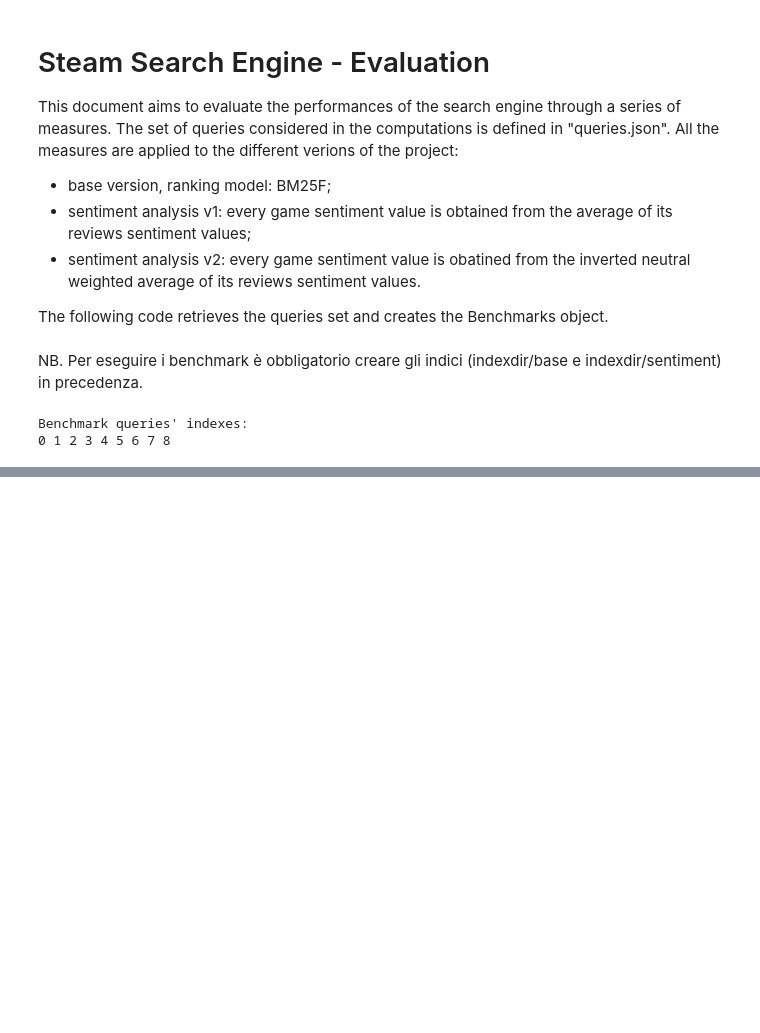
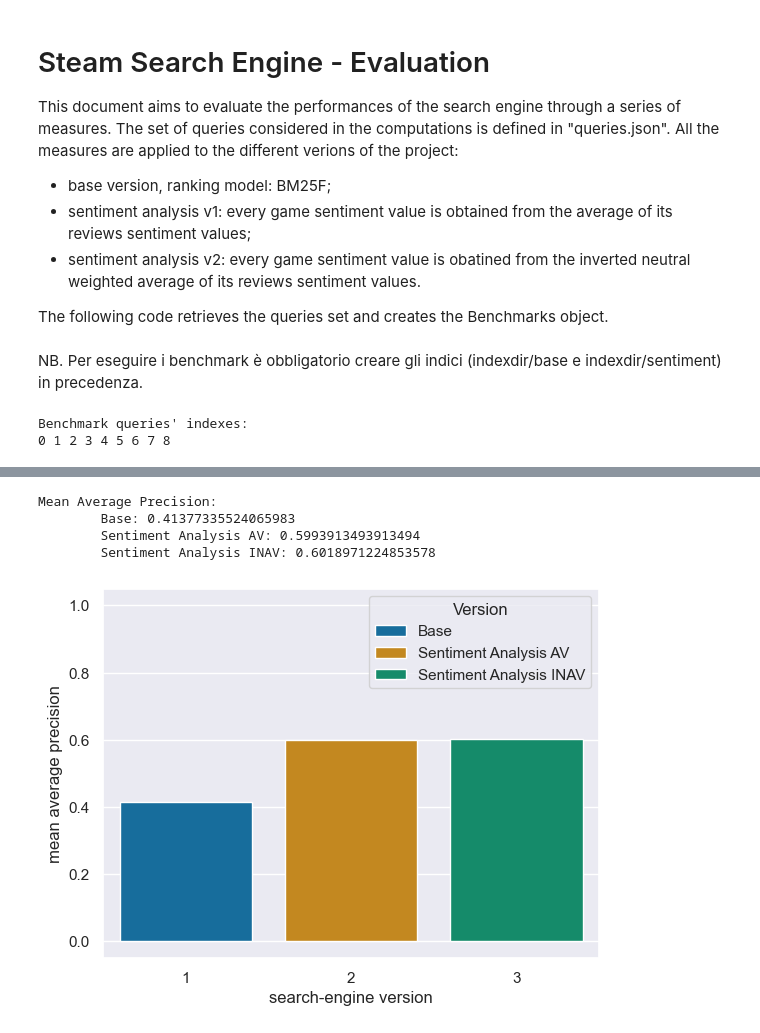
Before and after one commit to RaffaeleTranfaglia/Steam-Search-Engine, a Jupyter notebook: Benchmarks.ipynb, the cells around one changed output, grey strips where cells are left out. Saved outputs shown, nothing was run; the diff lists cells and outputs as text; code cells hidden in the pictures; blank space fills up the shorter version.

```diff
--- a/Benchmarks.ipynb
+++ b/Benchmarks.ipynb
@@ -177,0 +229,61 @@ pltAvp.set_ylim([-0.05, 1.05]);
+# %%
+# compute answers list for all the benchmark queries
+answersB = []
+answersAV = []
+answersINAV = []
+for q in range(len(b.queries)):
+    answersB.append(SearcherBaseVersion.search(b.queries[q]["query"], b.queries[q]["fields"]))
+    answersAV.append(SearcherSentimentAV.search(b.queries[q]["query"], b.queries[q]["fields"]))
+    answersINAV.append(SearcherSentimentINAV.search(b.queries[q]["query"], b.queries[q]["fields"]))
+
+# exctract the app_id field from the retrieved games
+asB = []
+asAV = []
+asINAV = []
+for q in range(len(b.queries)):
+    asB.append([int(x["app_id"]) for x in answersB[q]])
+    asAV.append([int(x["app_id"]) for x in answersAV[q]])
+    asINAV.append([int(x["app_id"]) for x in answersINAV[q]])
+
+# compute the interpolated average precision at Standard Recall Levels
+IntAvPsB = []
+IntAvPsAV = []
+IntAvPsINAV = []
+for q in range(len(b.queries)):
+    IntAvPsB.append(b.InterAvgPrec(b.precisionSRL(b.precisionNRL(b.queries[q]["relevant_documents"], asB[q]))))
+    IntAvPsAV.append(b.InterAvgPrec(b.precisionSRL(b.precisionNRL(b.queries[q]["relevant_documents"], asAV[q]))))
+    IntAvPsINAV.append(b.InterAvgPrec(b.precisionSRL(b.precisionNRL(b.queries[q]["relevant_documents"], asINAV[q]))))
+
+# compute the Mean Average Precision (for each version) over the benchmark queries set
+MapB = b.MAP(IntAvPsB)
+MapAV = b.MAP(IntAvPsAV)
+MapINAV = b.MAP(IntAvPsINAV)
+
+# print the MAP for each version
+print("Mean Average Precision: ")
+print(f"\tBase: {MapB}")
+print(f"\tSentiment Analysis AV: {MapAV}")
+print(f"\tSentiment Analysis INAV: {MapINAV}")
+
+# plot mean average precisions
+# apply the default theme
+sns.set_theme()
+
+versionHUE = ["Base", "Sentiment Analysis AV", "Sentiment Analysis INAV"]
+versions = [1, 2, 3]
+Maps = [MapB, MapAV, MapINAV]
+
+# create a dataframe for Seaborn
+df = pd.DataFrame({"search-engine version": versions, "mean average precision": Maps, "Version": versionHUE})
+
+# plot the bar graph
+pltMap = sns.barplot(data = df, x = "search-engine version", y = 'mean average precision', palette="colorblind", hue="Version")
+
+# set fixed axes, the semicolon suppress the output
+pltMap.set_ylim([-0.05, 1.05]); # set y-axis
+# %% [output]
+Mean Average Precision:
+        Base: 0.41377335524065983
+        Sentiment Analysis AV: 0.5993913493913494
+        Sentiment Analysis INAV: 0.6018971224853578
+[figure, added]
```
Also changed, not shown: parts of 10 cells of this notebook, 2 other files.
